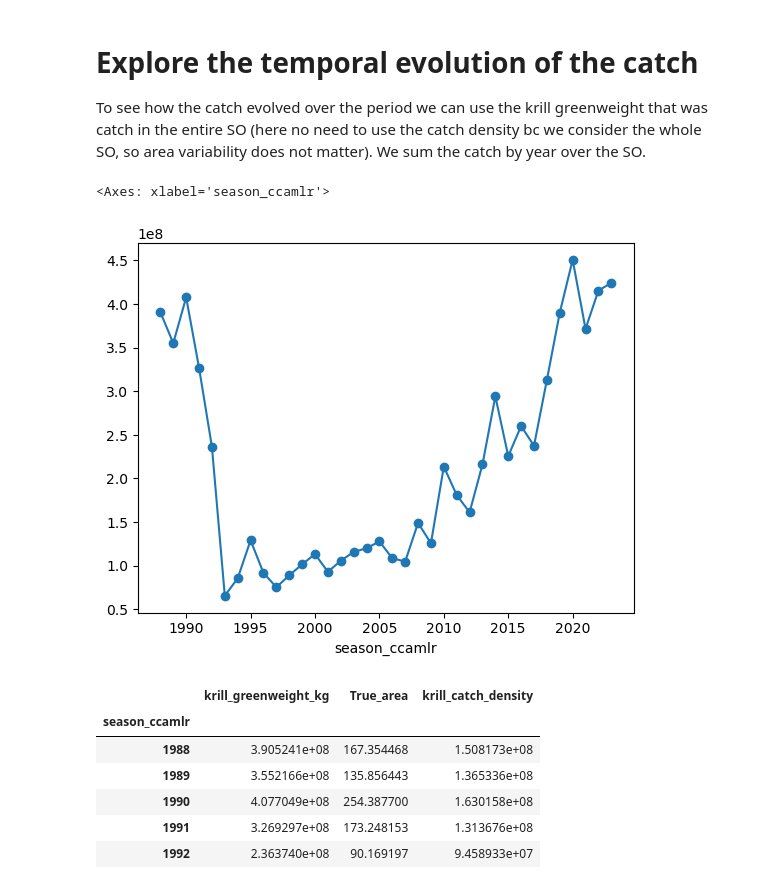
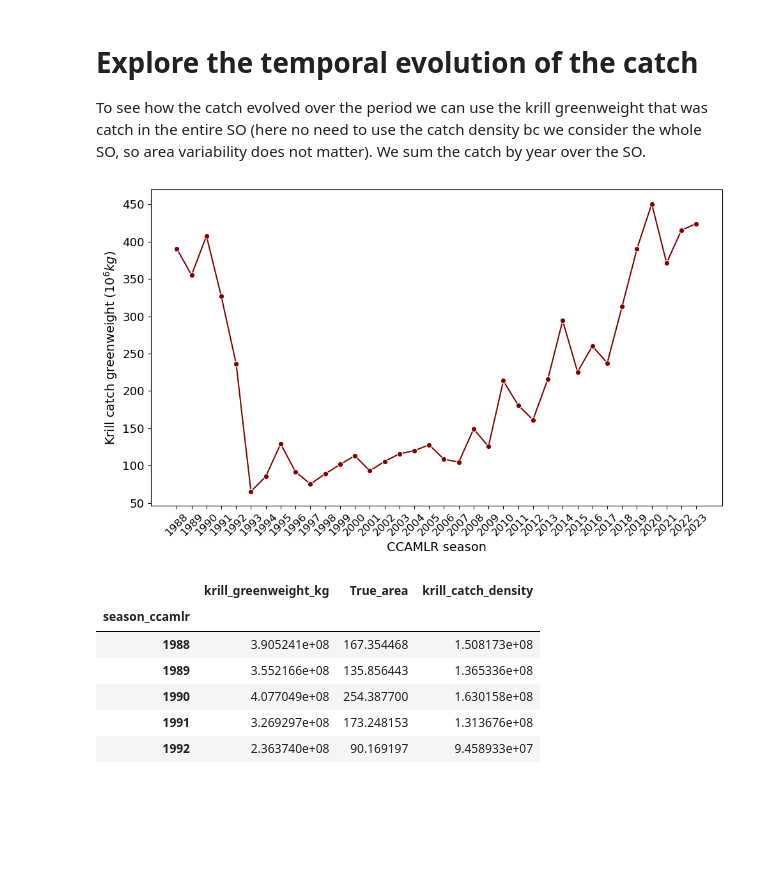
Before and after one commit to AnaelleDurfort/Key_Areas_krill_carbon_sequestration, a Jupyter notebook: data_formating/Krill_catch_data_formating_2.ipynb, the cells around one changed output. Saved outputs shown, nothing was run; the diff lists cells and outputs as text; code cells hidden in the pictures; blank space fills up the shorter version.

```diff
--- a/data_formating/Krill_catch_data_formating_2.ipynb
+++ b/data_formating/Krill_catch_data_formating_2.ipynb
@@ -106,11 +105,28 @@ We sum the catch by year over the SO.
 # %%
 # Sum the catch by year
 temp_evo = catch.groupby(['season_ccamlr']).sum()
+temp_evo['krill_greenweight_kg106'] = temp_evo['krill_greenweight_kg']/1000000
 # %%
-temp_evo['krill_greenweight_kg'].plot( marker='o')
+# Si l'index est temporel (datetime ou années), tu peux faire :
+plt.figure(figsize=(10, 6))
+
+sns.lineplot(data=temp_evo, x=temp_evo.index, y='krill_greenweight_kg106', marker='o', color = 'maroon')
+
+# Sinon, si tu as une colonne "year", fais :
+# sns.lineplot(data=temp_evo, x='year', y='krill_greenweight_kg', marker='o')
+
+plt.xlabel("CCAMLR season", fontsize=14)
+plt.ylabel("Krill catch greenweight ($10^6 kg$)", fontsize=14)
+plt.xticks(temp_evo.index, rotation=45, fontsize=12)
+plt.yticks(fontsize=13)
+plt.title("")
+plt.tight_layout()
+
+# plt.savefig('./figures/temp_evo_catch.png',bbox_inches='tight', dpi=300)
+
+plt.show()
 # %% [output]
-<Axes: xlabel='season_ccamlr'>
-[figure, old version]
+[figure, new version]
 # %%
 temp_evo
 # %% [output]
```
Also changed, not shown: parts of 1 cell of this notebook, 3 other files.
